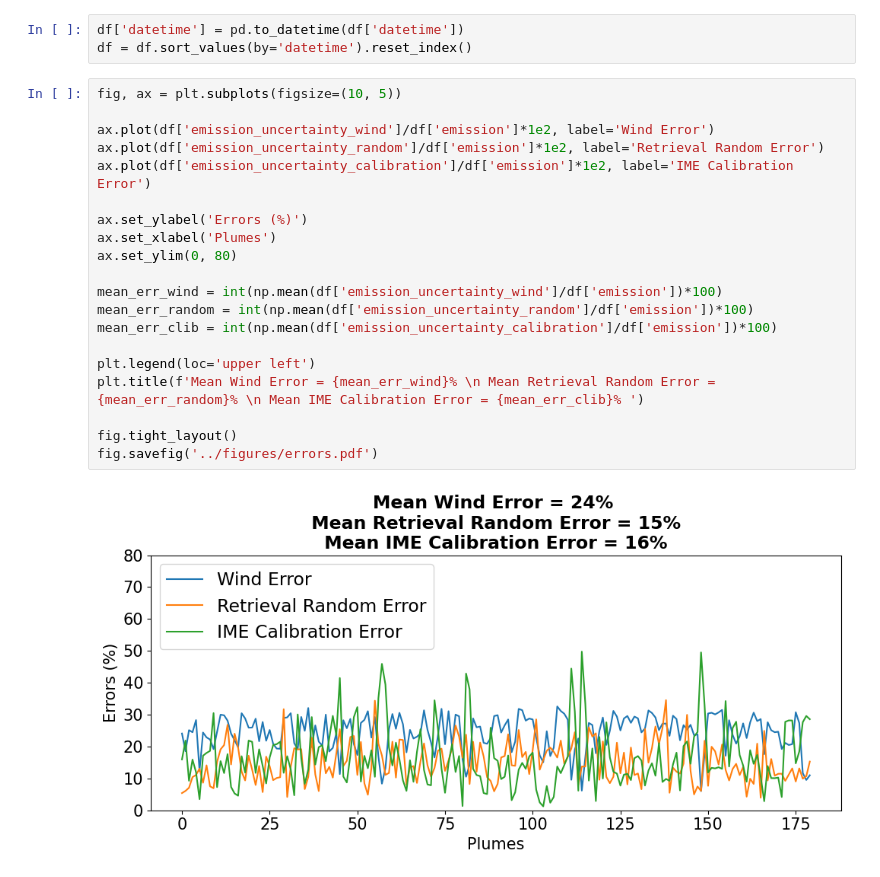
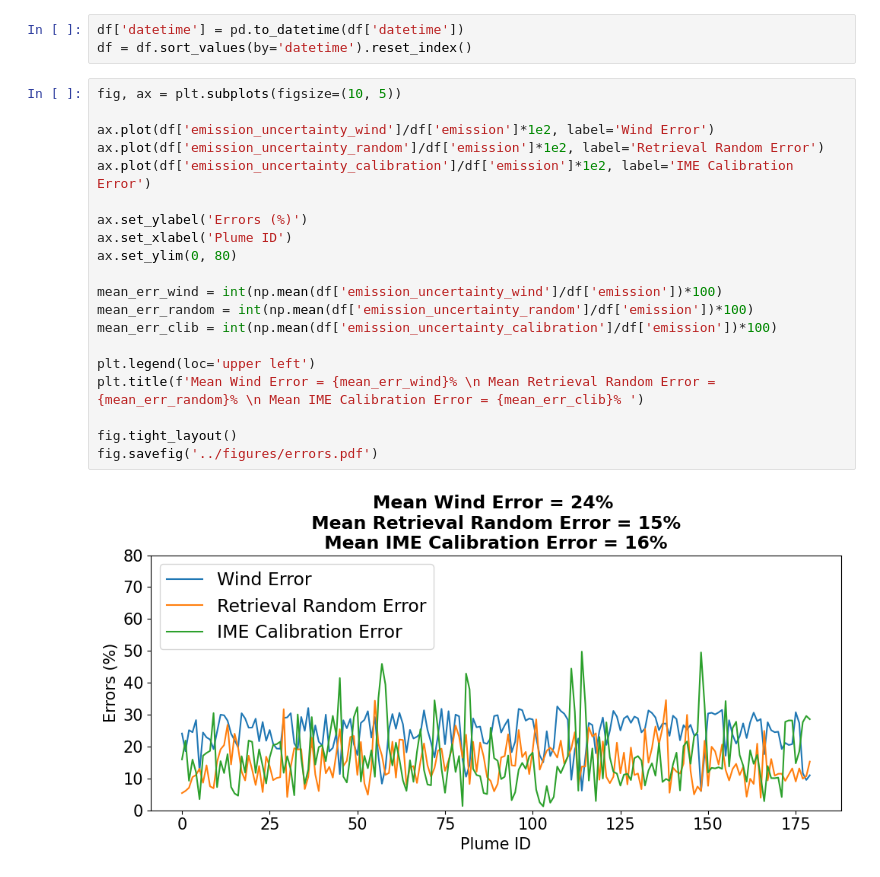
Before and after one commit to zxdawn/Hyper-Landfill, a Jupyter notebook: notebooks/errors.ipynb, the cells around one changed output. Drawn from its saved outputs; the diff is of its cells as text.

```diff
--- a/notebooks/errors.ipynb
+++ b/notebooks/errors.ipynb
@@ -33,22 +33,22 @@ df = df.sort_values(by='datetime').reset_index()
 # %%
 fig, ax = plt.subplots(figsize=(10, 5))
 
 ax.plot(df['emission_uncertainty_wind']/df['emission']*1e2, label='Wind Error')
 ax.plot(df['emission_uncertainty_random']/df['emission']*1e2, label='Retrieval Random Error')
 ax.plot(df['emission_uncertainty_calibration']/df['emission']*1e2, label='IME Calibration Error')
 
 ax.set_ylabel('Errors (%)')
-ax.set_xlabel('Plumes')
+ax.set_xlabel('Plume ID')
 ax.set_ylim(0, 80)
 
 mean_err_wind = int(np.mean(df['emission_uncertainty_wind']/df['emission'])*100)
 mean_err_random = int(np.mean(df['emission_uncertainty_random']/df['emission'])*100)
 mean_err_clib = int(np.mean(df['emission_uncertainty_calibration']/df['emission'])*100)
 
 plt.legend(loc='upper left')
 plt.title(f'Mean Wind Error = {mean_err_wind}% \n Mean Retrieval Random Error = {mean_err_random}% \n Mean IME Calibration Error = {mean_err_clib}% ')
 
 fig.tight_layout()
 fig.savefig('../figures/errors.pdf')
 # %% [output]
-[figure, old version]
+[figure, new version]
```
